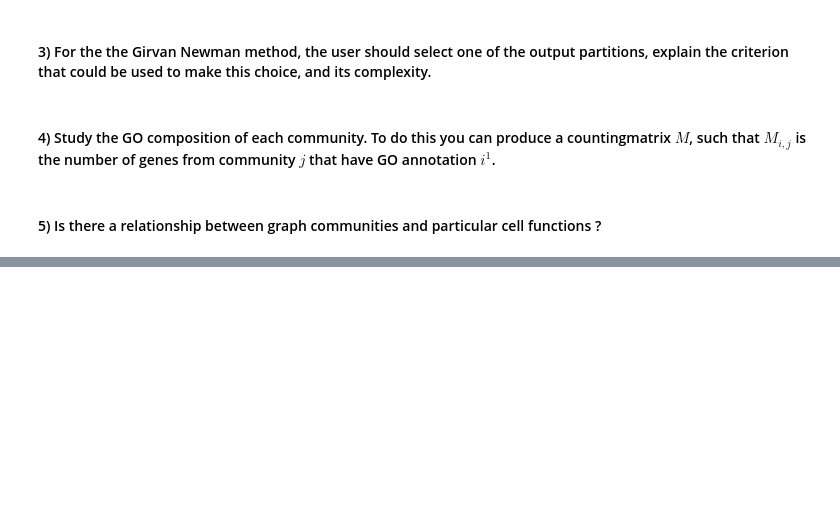
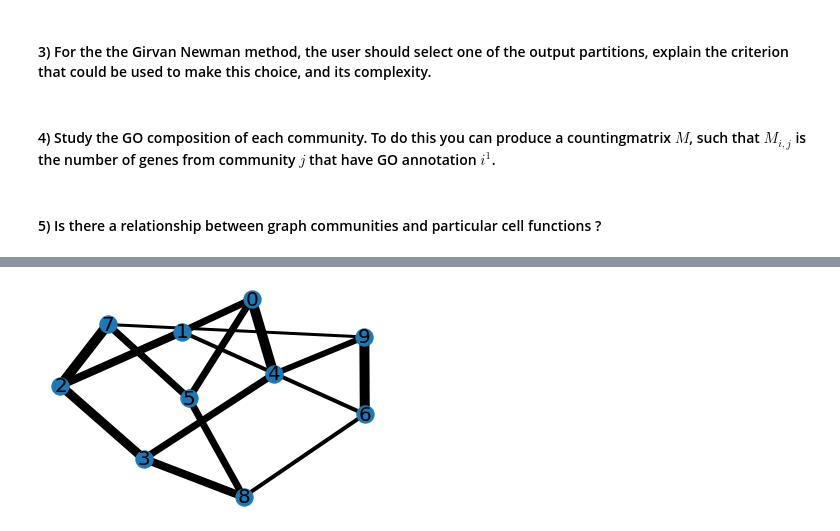
Before and after one commit to neonicoo/Info_theo_project_2020, a Jupyter notebook: Theoretical_Computer_Sciences_Project.ipynb, the cells around one changed output, grey strips where cells are left out. Saved outputs shown, nothing was run; the diff lists cells and outputs as text; code cells hidden in the pictures; blank space fills up the shorter version.

```diff
--- a/Theoretical_Computer_Sciences_Project.ipynb
+++ b/Theoretical_Computer_Sciences_Project.ipynb
@@ -376,3 +406,7 @@ nx.draw(Gtest, with_labels=True)
+# %%
+draw_weight(Gtest)
+# %% [output]
+[figure, added]
 # %%
 def succ(G, si, pred) : # returns successors of si that are not in pred
 
```
Also changed, not shown: parts of 21 cells of this notebook.
